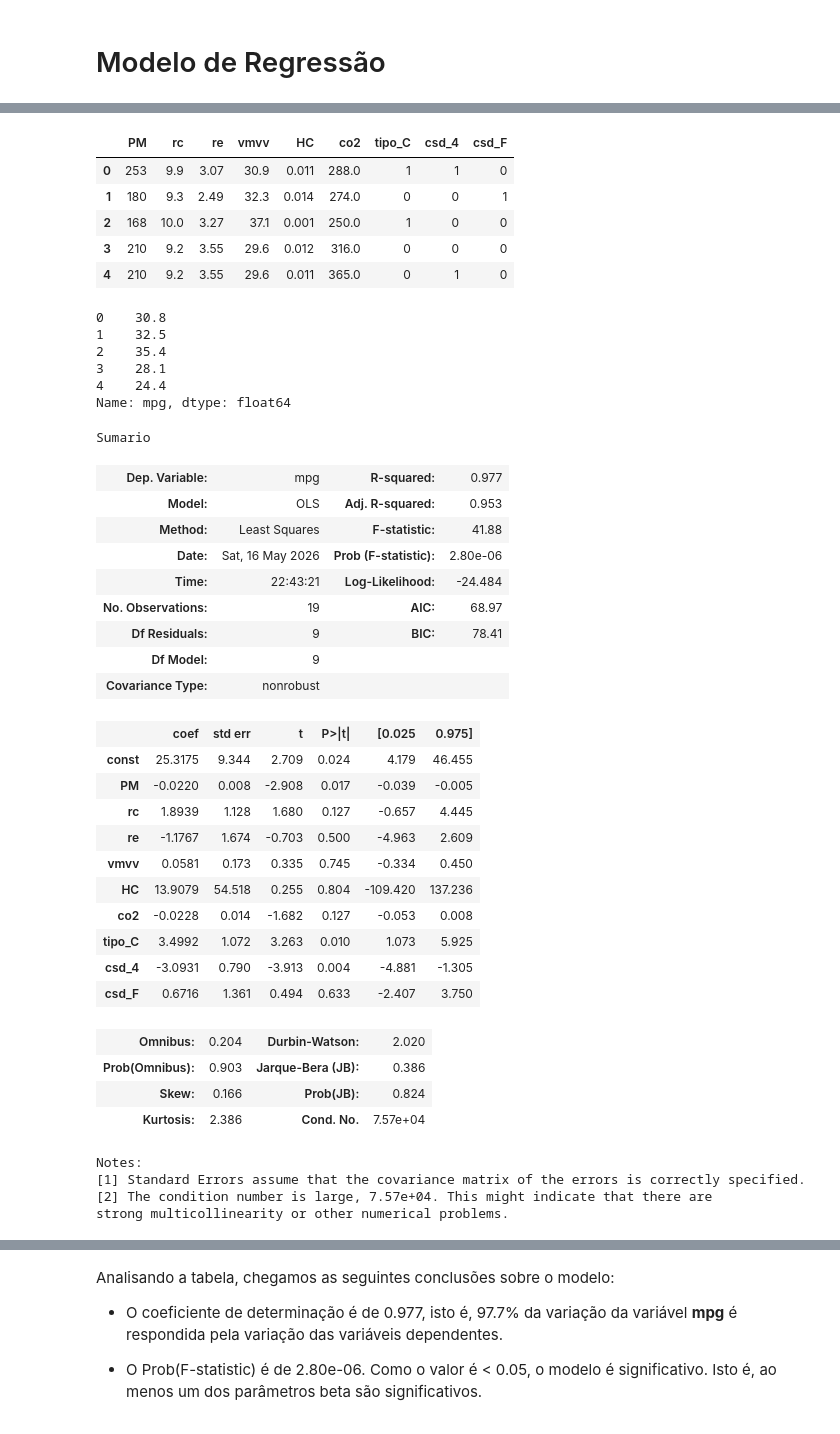
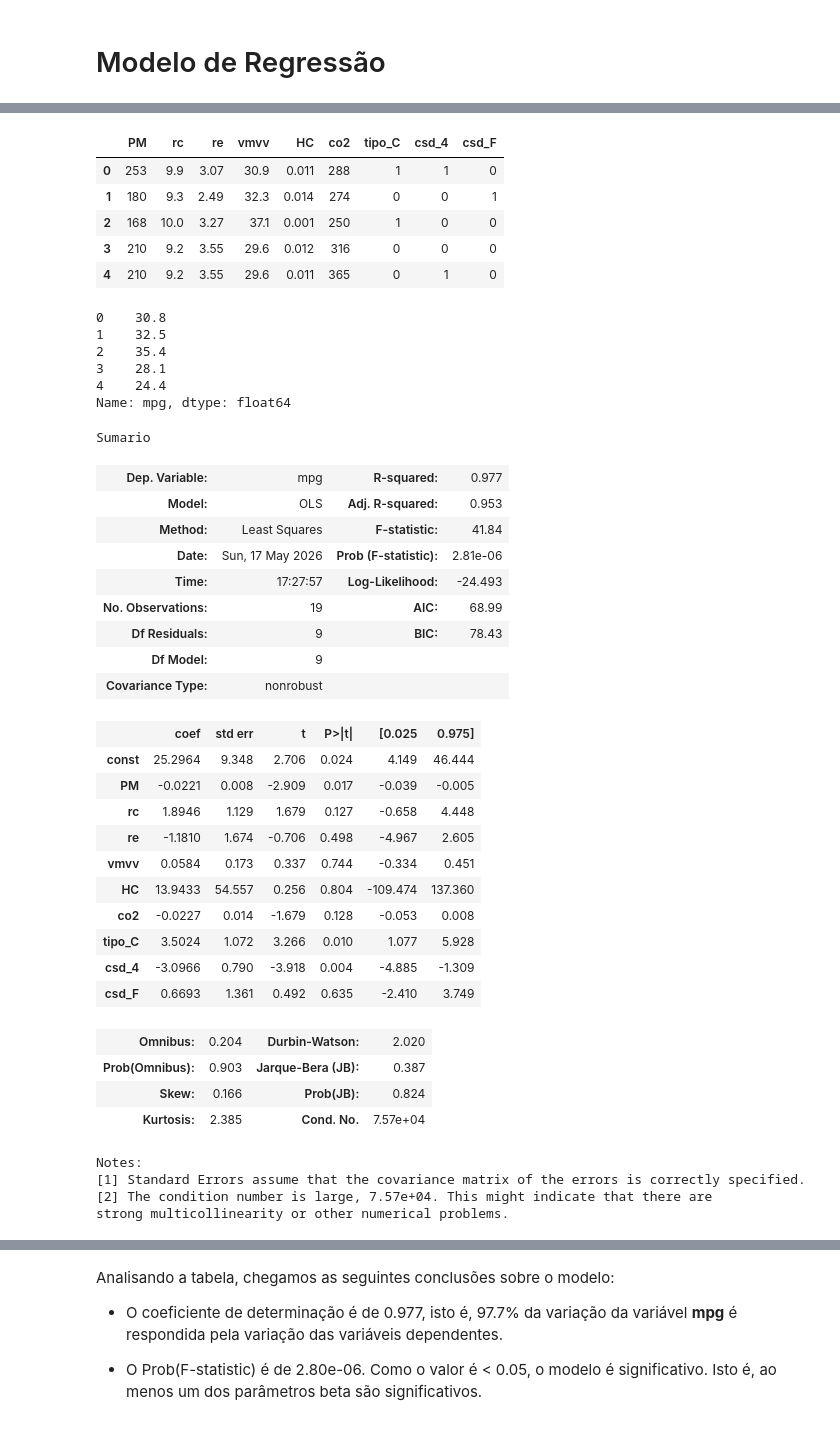
Before and after one commit to guiandradedev/tcd-car-consumption, a Jupyter notebook: analyze.ipynb, the cells around one changed output, grey strips where cells are left out. Cells and saved outputs as stored; diff of their text form; code cells hidden in the pictures.

```diff
--- a/analyze.ipynb
+++ b/analyze.ipynb
@@ -170,3 +123,4 @@ plt.show()
 # %%
-co2_mean = df[df['co2'] != 0]['co2'].mean()
+co2_mean = int(round(df[df['co2'] != 0]['co2'].mean()))
 df.loc[df['co2'] == 0, 'co2'] = co2_mean
+print(co2_mean)
@@ -313,18 +283,18 @@ memory usage: 2.2 KB
 # %%
 # Variáveis independentes
-X = df.drop(['mpg'],axis=1)
+x = df.drop(['mpg'],axis=1)
 
 # Variável dependentes
 y = df['mpg']
 # %%
-X.head()
+x.head()
 # %% [output]
 |  | PM | rc | re | vmvv | HC | co2 | tipo_C | csd_4 | csd_F |
-| 0 | 253 | 9.9 | 3.07 | 30.9 | 0.011 | 288.0 | 1 | 1 | 0 |
-| 1 | 180 | 9.3 | 2.49 | 32.3 | 0.014 | 274.0 | 0 | 0 | 1 |
-| 2 | 168 | 10.0 | 3.27 | 37.1 | 0.001 | 250.0 | 1 | 0 | 0 |
-| 3 | 210 | 9.2 | 3.55 | 29.6 | 0.012 | 316.0 | 0 | 0 | 0 |
-| 4 | 210 | 9.2 | 3.55 | 29.6 | 0.011 | 365.0 | 0 | 1 | 0 |
+| 0 | 253 | 9.9 | 3.07 | 30.9 | 0.011 | 288 | 1 | 1 | 0 |
+| 1 | 180 | 9.3 | 2.49 | 32.3 | 0.014 | 274 | 0 | 0 | 1 |
+| 2 | 168 | 10.0 | 3.27 | 37.1 | 0.001 | 250 | 1 | 0 | 0 |
+| 3 | 210 | 9.2 | 3.55 | 29.6 | 0.012 | 316 | 0 | 0 | 0 |
+| 4 | 210 | 9.2 | 3.55 | 29.6 | 0.011 | 365 | 0 | 1 | 0 |
 # %%
 y.head()
 # %% [output]
@@ -335,34 +305,34 @@ y.head()
 4    24.4
 Name: mpg, dtype: float64
 # %%
-model=(sm.OLS(y,sm.add_constant(X)).fit())
+model=(sm.OLS(y,sm.add_constant(x)).fit())
 model.summary(title='Sumario')
 # %% [output]
 Sumario
 | Dep. Variable: | mpg | R-squared: | 0.977 |
 | Model: | OLS | Adj. R-squared: | 0.953 |
-| Method: | Least Squares | F-statistic: | 41.88 |
-| Date: | Sat, 16 May 2026 | Prob (F-statistic): | 2.80e-06 |
-| Time: | 22:43:21 | Log-Likelihood: | -24.484 |
-| No. Observations: | 19 | AIC: | 68.97 |
-| Df Residuals: | 9 | BIC: | 78.41 |
+| Method: | Least Squares | F-statistic: | 41.84 |
+| Date: | Sun, 17 May 2026 | Prob (F-statistic): | 2.81e-06 |
+| Time: | 17:27:57 | Log-Likelihood: | -24.493 |
+| No. Observations: | 19 | AIC: | 68.99 |
+| Df Residuals: | 9 | BIC: | 78.43 |
 | Df Model: | 9 |  |  |
 | Covariance Type: | nonrobust |  |  |
 |  | coef | std err | t | P>|t| | [0.025 | 0.975] |
-| const | 25.3175 | 9.344 | 2.709 | 0.024 | 4.179 | 46.455 |
-| PM | -0.0220 | 0.008 | -2.908 | 0.017 | -0.039 | -0.005 |
-| rc | 1.8939 | 1.128 | 1.680 | 0.127 | -0.657 | 4.445 |
-| re | -1.1767 | 1.674 | -0.703 | 0.500 | -4.963 | 2.609 |
-| vmvv | 0.0581 | 0.173 | 0.335 | 0.745 | -0.334 | 0.450 |
-| HC | 13.9079 | 54.518 | 0.255 | 0.804 | -109.420 | 137.236 |
-| co2 | -0.0228 | 0.014 | -1.682 | 0.127 | -0.053 | 0.008 |
-| tipo_C | 3.4992 | 1.072 | 3.263 | 0.010 | 1.073 | 5.925 |
-| csd_4 | -3.0931 | 0.790 | -3.913 | 0.004 | -4.881 | -1.305 |
-| csd_F | 0.6716 | 1.361 | 0.494 | 0.633 | -2.407 | 3.750 |
+| const | 25.2964 | 9.348 | 2.706 | 0.024 | 4.149 | 46.444 |
+| PM | -0.0221 | 0.008 | -2.909 | 0.017 | -0.039 | -0.005 |
+| rc | 1.8946 | 1.129 | 1.679 | 0.127 | -0.658 | 4.448 |
+| re | -1.1810 | 1.674 | -0.706 | 0.498 | -4.967 | 2.605 |
+| vmvv | 0.0584 | 0.173 | 0.337 | 0.744 | -0.334 | 0.451 |
+| HC | 13.9433 | 54.557 | 0.256 | 0.804 | -109.474 | 137.360 |
+| co2 | -0.0227 | 0.014 | -1.679 | 0.128 | -0.053 | 0.008 |
+| tipo_C | 3.5024 | 1.072 | 3.266 | 0.010 | 1.077 | 5.928 |
+| csd_4 | -3.0966 | 0.790 | -3.918 | 0.004 | -4.885 | -1.309 |
+| csd_F | 0.6693 | 1.361 | 0.492 | 0.635 | -2.410 | 3.749 |
 | Omnibus: | 0.204 | Durbin-Watson: | 2.020 |
-| Prob(Omnibus): | 0.903 | Jarque-Bera (JB): | 0.386 |
+| Prob(Omnibus): | 0.903 | Jarque-Bera (JB): | 0.387 |
 | Skew: | 0.166 | Prob(JB): | 0.824 |
-| Kurtosis: | 2.386 | Cond. No. | 7.57e+04 |
+| Kurtosis: | 2.385 | Cond. No. | 7.57e+04 |
 Notes:
 [1] Standard Errors assume that the covariance matrix of the errors is correctly specified.
 [2] The condition number is large, 7.57e+04. This might indicate that there are
```
Also changed, not shown: parts of 45 cells of this notebook.
